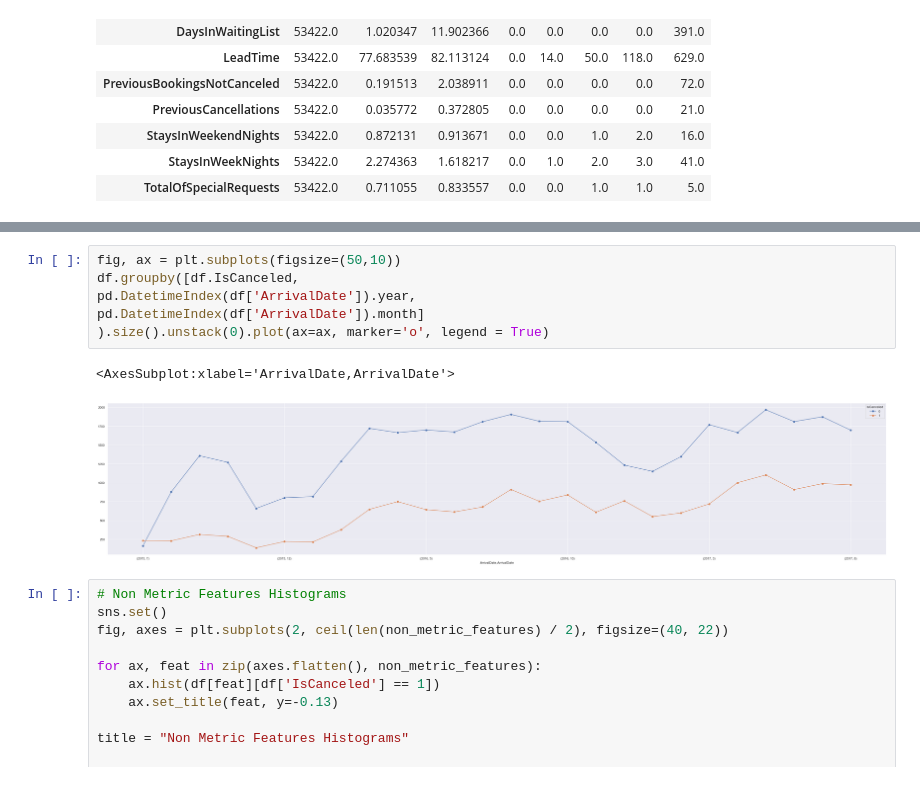
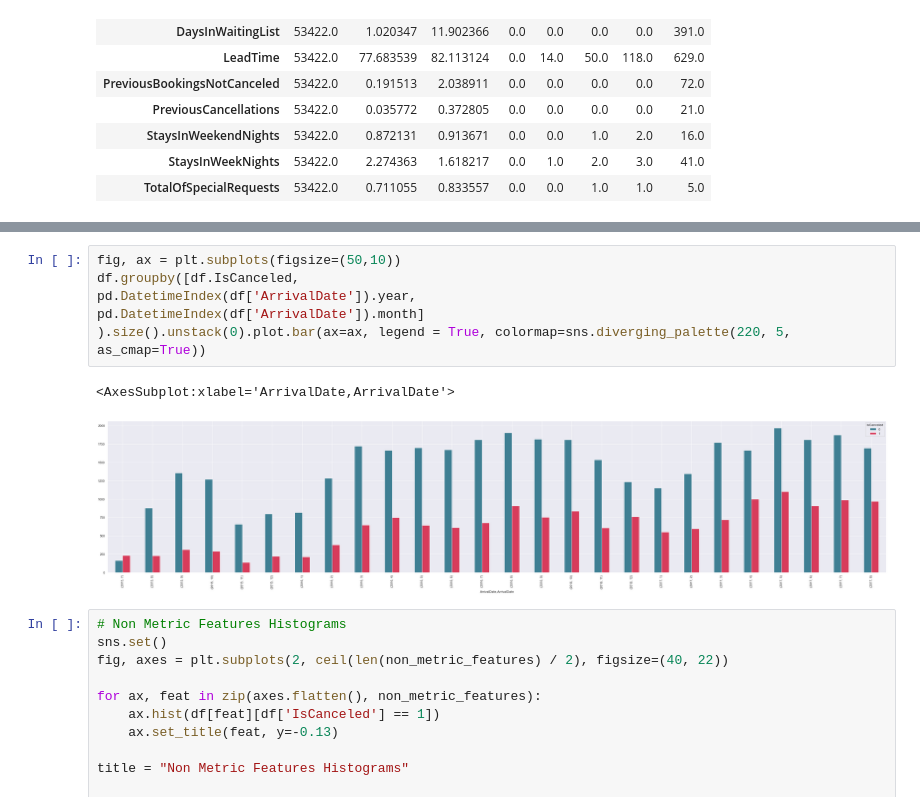
Before and after one commit to diogobulhosa/BC2, a Jupyter notebook: scripts/BC2-Notebook_Visuals.ipynb, the cells around one changed output, grey strips where cells are left out. Drawn from its saved outputs; the diff is of its cells as text.

```diff
--- a/scripts/BC2-Notebook_Visuals.ipynb
+++ b/scripts/BC2-Notebook_Visuals.ipynb
@@ -52,12 +52,12 @@ plt.show()
 # %%
 fig, ax = plt.subplots(figsize=(50,10))
 df.groupby([df.IsCanceled,
 pd.DatetimeIndex(df['ArrivalDate']).year,
 pd.DatetimeIndex(df['ArrivalDate']).month]
-).size().unstack(0).plot(ax=ax, marker='o', legend = True)
+).size().unstack(0).plot.bar(ax=ax, legend = True, colormap=sns.diverging_palette(220, 5, as_cmap=True))
 # %% [output]
 <AxesSubplot:xlabel='ArrivalDate,ArrivalDate'>
-[figure, old version]
+[figure, new version]
 # %%
 # Non Metric Features Histograms
 sns.set()
```
Also changed, not shown: parts of 1 cell of this notebook, 4 other files.
